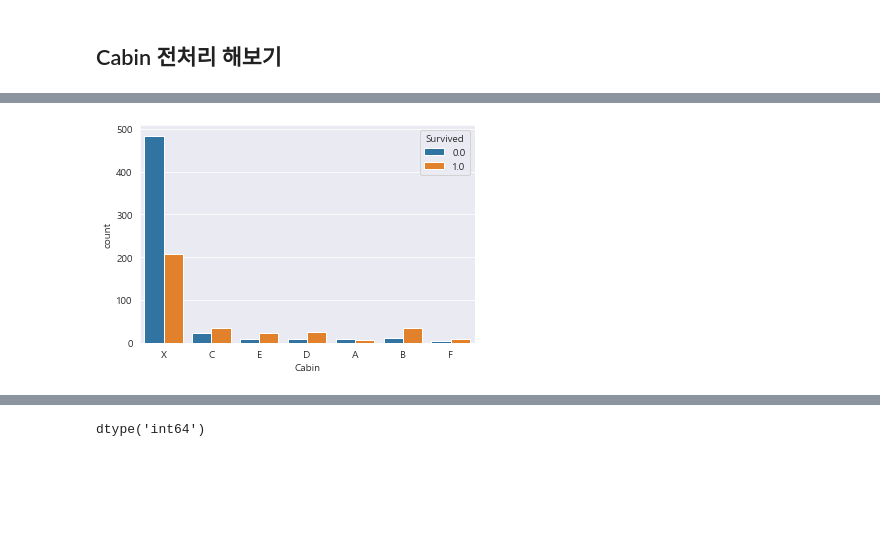
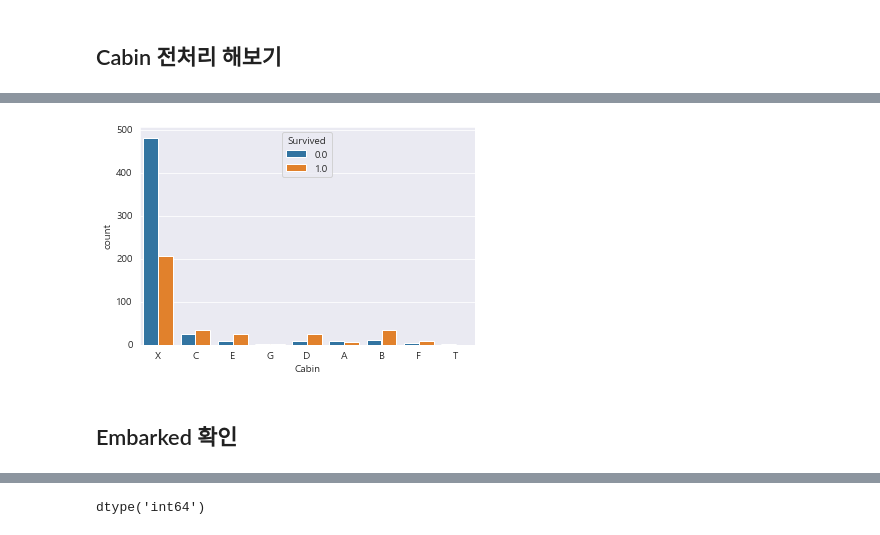
Before and after one commit to CodingDataAnalysis/ParkSH, a Jupyter notebook: Data_and_CodingTest/DataScience/타이타닉_로지스틱/23_05_19/LightGBM_XGBoost_모델링_Labtop2.ipynb, the cells around one changed output, grey strips where cells are left out. Drawn from its saved outputs; the diff is of its cells as text; code cells hidden in the pictures; blank space fills up the shorter version.

```diff
--- a/Data_and_CodingTest/DataScience/타이타닉_로지스틱/23_05_19/LightGBM_XGBoost_모델링_Labtop2.ipynb
+++ b/Data_and_CodingTest/DataScience/타이타닉_로지스틱/23_05_19/LightGBM_XGBoost_모델링_Labtop2.ipynb
@@ -295,11 +313,13 @@ Name: Cabin, Length: 186, dtype: int64
 # %%
 all_data['Cabin'] = all_data['Cabin'].fillna('X')
 
 all_data['Cabin'] = all_data['Cabin'].apply(lambda x: x[0])
 
-all_data['Cabin'] = all_data['Cabin'].replace({'G':'X', 'T':'X'})
+# all_data['Cabin'] = all_data['Cabin'].replace({'G':'X', 'T':'X'})
 
 ax = sns.countplot(x='Cabin',  hue = 'Survived' , data = all_data)
 plt.show()
 # %% [output]
-[figure, old version]
+[figure, new version]
+# %% [markdown]
+## Embarked 확인
```
Also changed, not shown: parts of 84 cells of this notebook, 48 other files.
